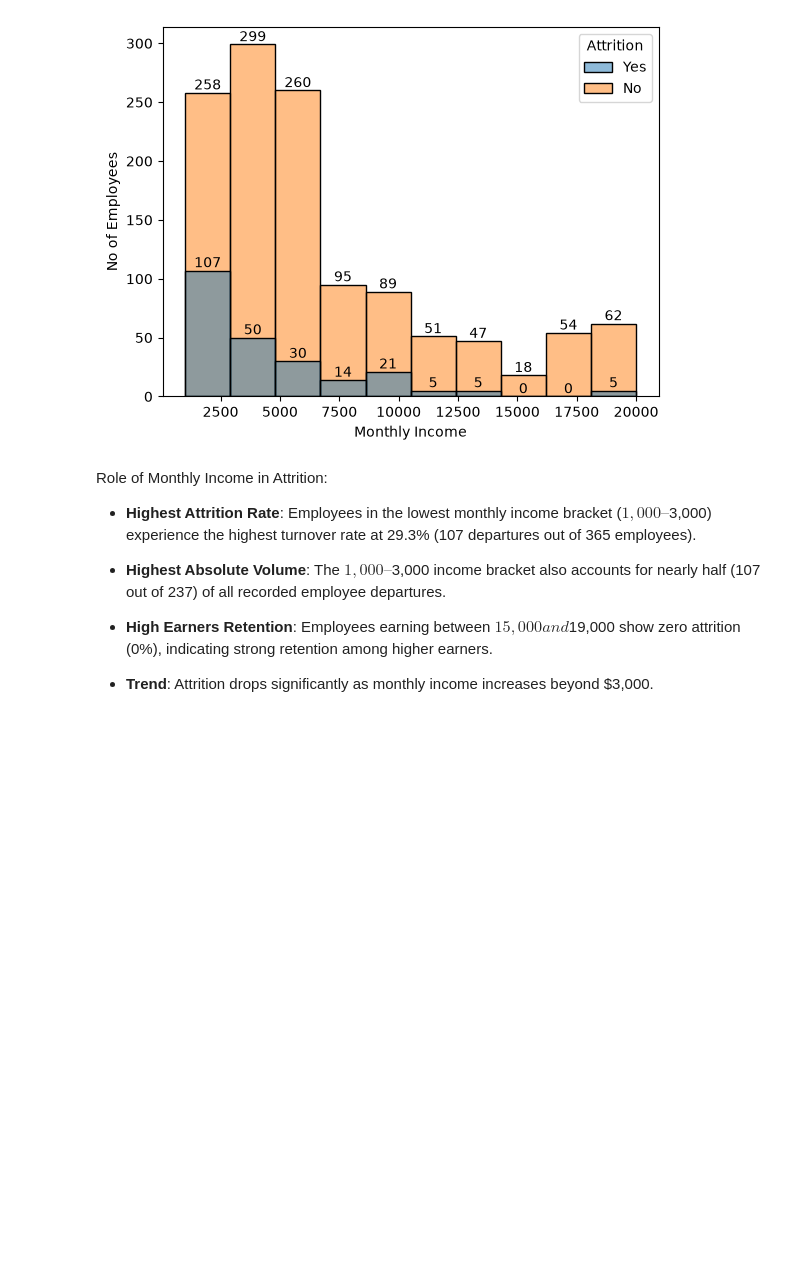
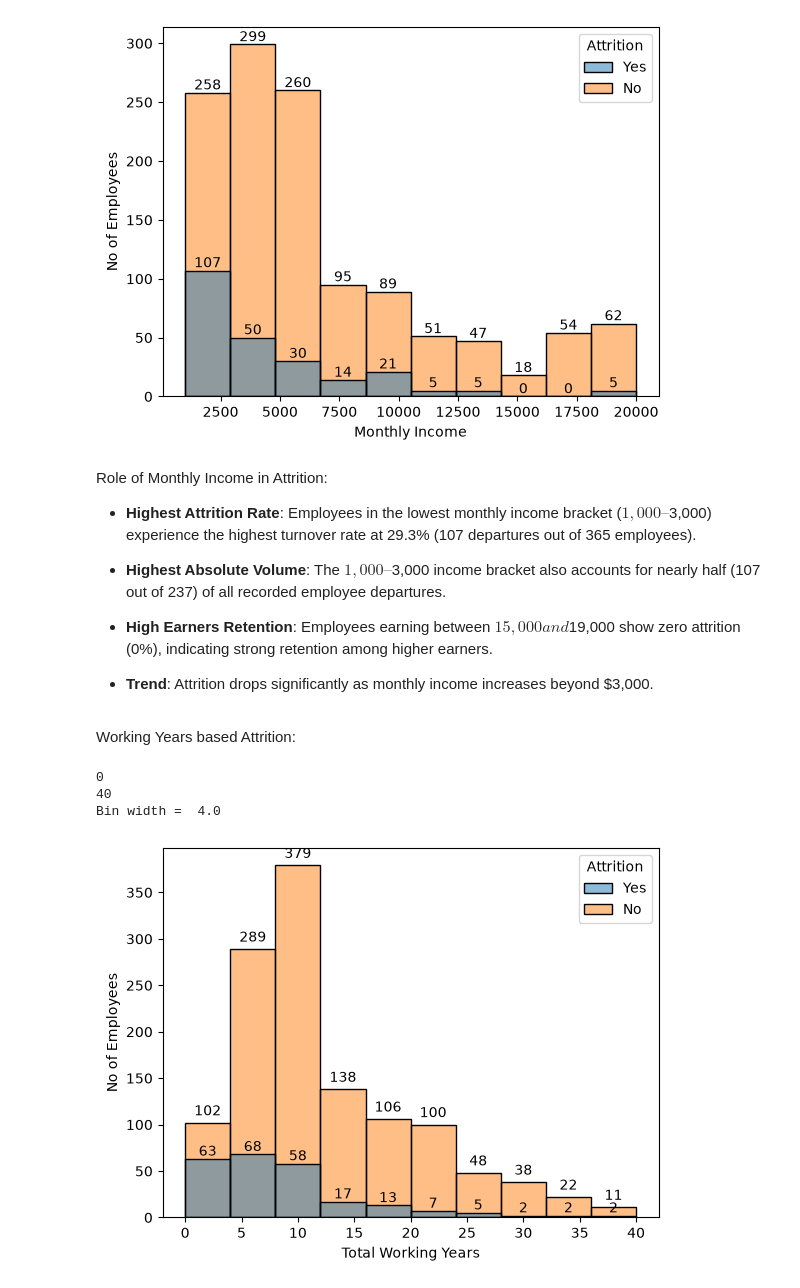
Before and after one commit to praveenkumar231205/ibm-hr-analytics-python, a Jupyter notebook: 01_eda_and_insights.ipynb, the cells around one changed output. Drawn from its saved outputs; the diff is of its cells as text; code cells hidden in the pictures; blank space fills up the shorter version.

Commit message:
Total Working Years done

```diff
--- a/01_eda_and_insights.ipynb
+++ b/01_eda_and_insights.ipynb
@@ -485,3 +485,22 @@ Role of Monthly Income in Attrition:
 * **High Earners Retention**: Employees earning between $15,000 and $19,000 show zero attrition (0%), indicating strong retention among higher earners.
 
 * **Trend**: Attrition drops significantly as monthly income increases beyond $3,000.
+# %% [markdown]
+Working Years based Attrition:
+# %%
+print(df["TotalWorkingYears"].min())
+print(df["TotalWorkingYears"].max())
+print("Bin width = ", np.ceil((df["TotalWorkingYears"].max()-df["TotalWorkingYears"].min())/10))
+# %% [output]
+0
+40
+Bin width =  4.0
+# %%
+graph = sns.histplot(data= df, x= "TotalWorkingYears",hue= "Attrition", bins=10)
+graph.bar_label(graph.containers[0], padding=3)
+graph.bar_label(graph.containers[1])
+plt.xlabel("Total Working Years")
+plt.ylabel("No of Employees")
+plt.show()
+# %% [output]
+[figure, added]
```
Also changed, not shown: parts of 1 cell of this notebook.
